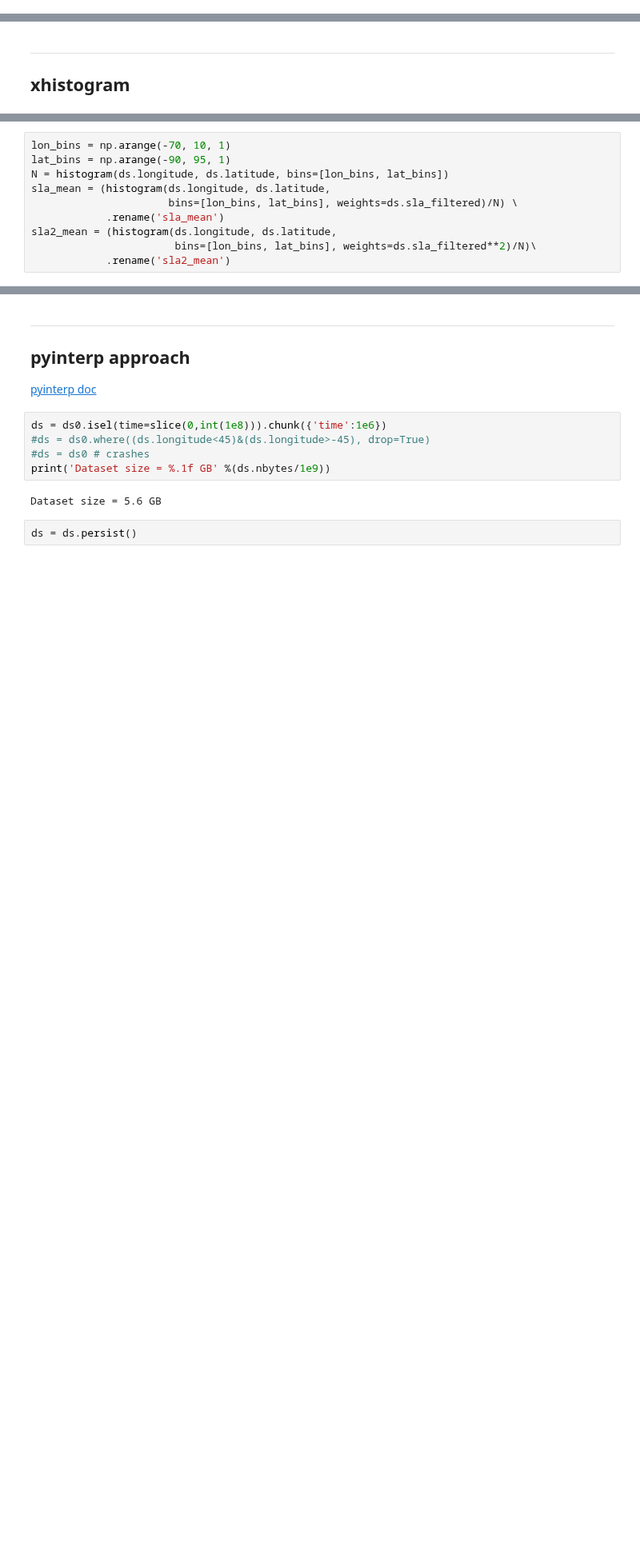
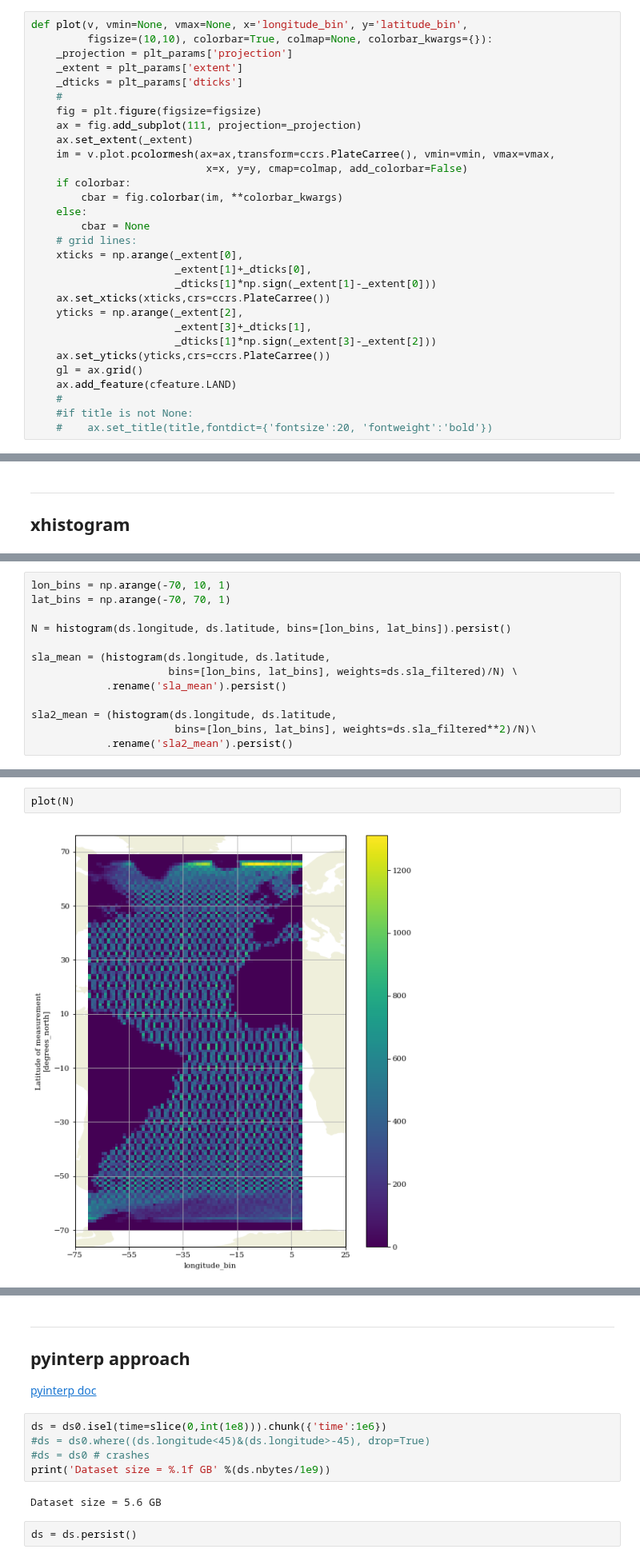
Before and after one commit to apatlpo/itide_ops, a Jupyter notebook: tipe_2019/altimetry.ipynb, the cells around one changed output, grey strips where cells are left out. Shown at 80% size. Saved outputs shown, nothing was run; the diff lists cells and outputs as text; blank space fills up the shorter version.

```diff
--- a/tipe_2019/altimetry.ipynb
+++ b/tipe_2019/altimetry.ipynb
@@ -16,3 +22,33 @@ from xhistogram.xarray import histogram
+# %%
+def plot(v, vmin=None, vmax=None, x='longitude_bin', y='latitude_bin',
+         figsize=(10,10), colorbar=True, colmap=None, colorbar_kwargs={}):
+    _projection = plt_params['projection']
+    _extent = plt_params['extent']
+    _dticks = plt_params['dticks']
+    #
+    fig = plt.figure(figsize=figsize)
+    ax = fig.add_subplot(111, projection=_projection)
+    ax.set_extent(_extent)
+    im = v.plot.pcolormesh(ax=ax,transform=ccrs.PlateCarree(), vmin=vmin, vmax=vmax,
+                            x=x, y=y, cmap=colmap, add_colorbar=False)
+    if colorbar:
+        cbar = fig.colorbar(im, **colorbar_kwargs)
+    else:
+        cbar = None
+    # grid lines:
+    xticks = np.arange(_extent[0],
+                       _extent[1]+_dticks[0],
+                       _dticks[1]*np.sign(_extent[1]-_extent[0]))
+    ax.set_xticks(xticks,crs=ccrs.PlateCarree())
+    yticks = np.arange(_extent[2],
+                       _extent[3]+_dticks[1],
+                       _dticks[1]*np.sign(_extent[3]-_extent[2]))
+    ax.set_yticks(yticks,crs=ccrs.PlateCarree())
+    gl = ax.grid()
+    ax.add_feature(cfeature.LAND)
+    #
+    #if title is not None:
+    #    ax.set_title(title,fontdict={'fontsize':20, 'fontweight':'bold'})
 # %% [markdown]
 ---
 
@@ -92,13 +120,16 @@ FileNotFoundError: [Errno 2] No such file or directory: '/proc/385/stat'
 # %%
 lon_bins = np.arange(-70, 10, 1)
-lat_bins = np.arange(-90, 95, 1)
-N = histogram(ds.longitude, ds.latitude, bins=[lon_bins, lat_bins])
+lat_bins = np.arange(-70, 70, 1)
+
+N = histogram(ds.longitude, ds.latitude, bins=[lon_bins, lat_bins]).persist()
+
 sla_mean = (histogram(ds.longitude, ds.latitude,
                       bins=[lon_bins, lat_bins], weights=ds.sla_filtered)/N) \
-            .rename('sla_mean')
+            .rename('sla_mean').persist()
+
 sla2_mean = (histogram(ds.longitude, ds.latitude,
                        bins=[lon_bins, lat_bins], weights=ds.sla_filtered**2)/N)\
-            .rename('sla2_mean')
+            .rename('sla2_mean').persist()
 # %%
 sla_mean
 # %% [output]
@@ -119,0 +141,4 @@ sla2_mean.plot(x='longitude_bin', y='latitude_bin')
+# %%
+plot(N)
+# %% [output]
+[figure, added]
```
Also changed, not shown: parts of 15 cells of this notebook, 1 other file.
